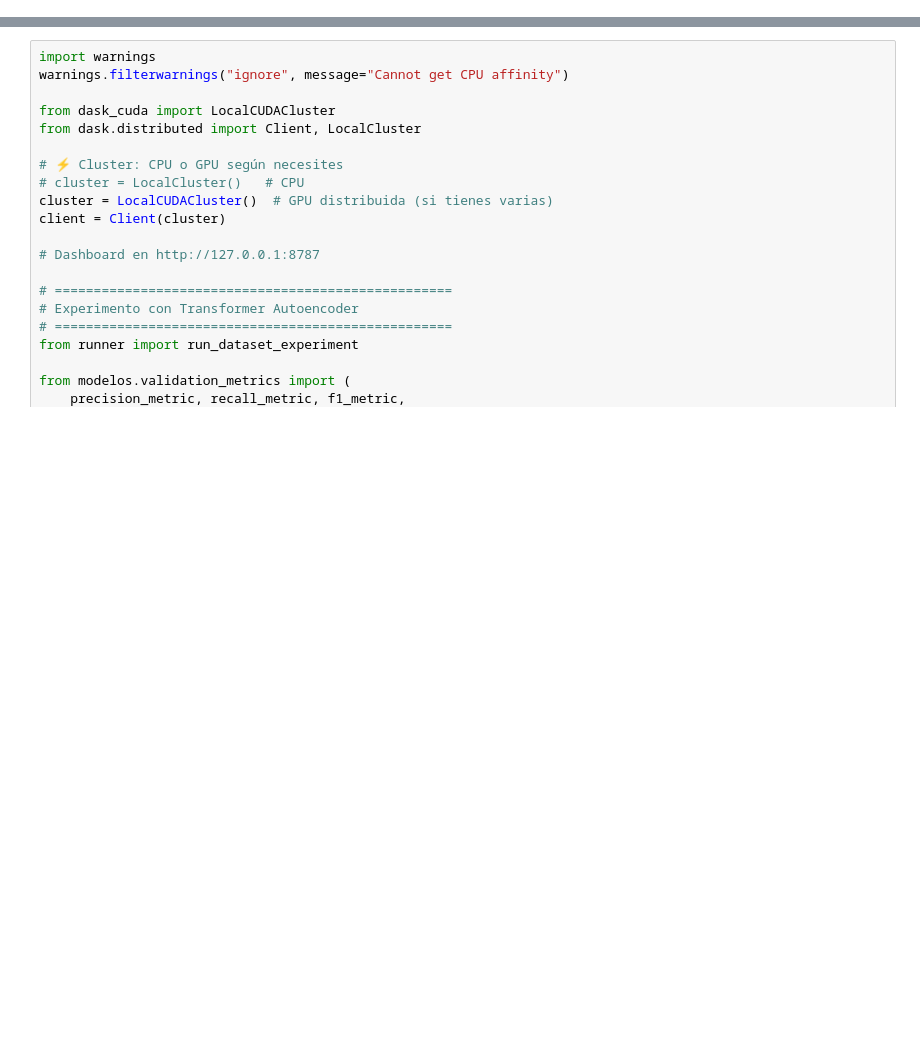
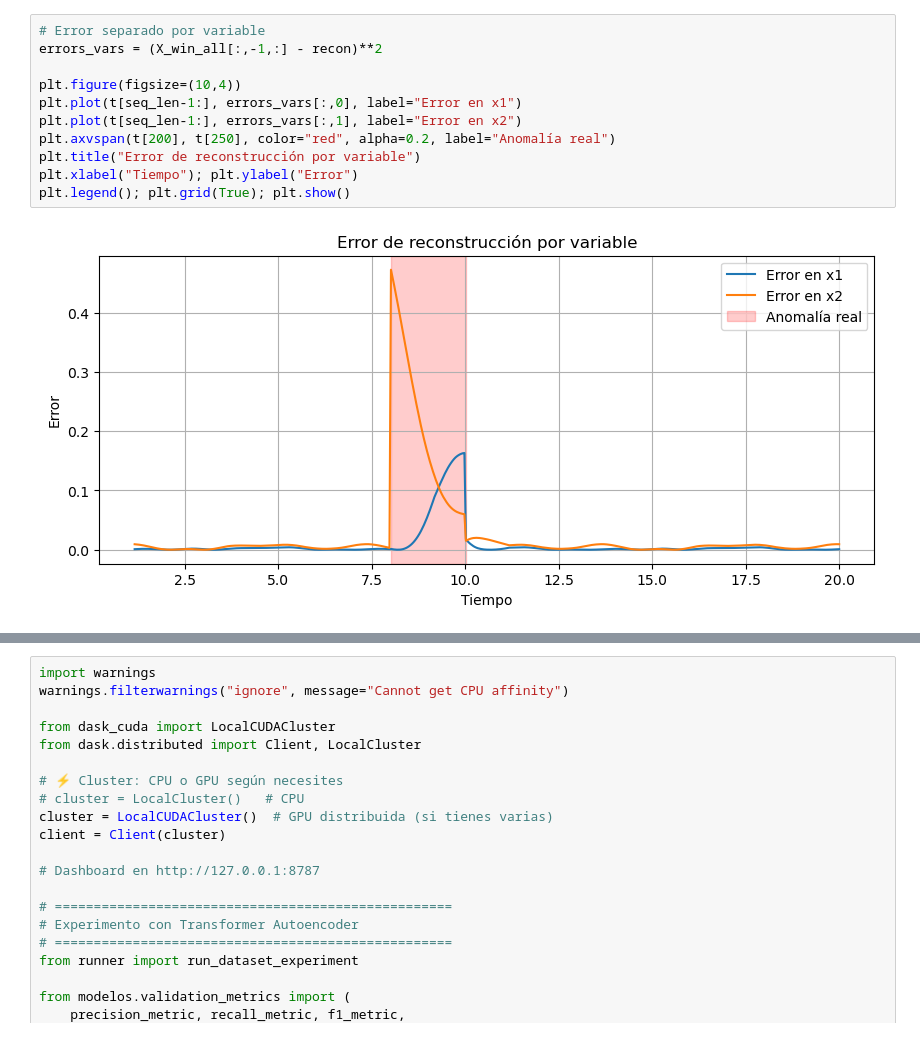
Before and after one commit to PabloAC04/MDF-ANOMALY-DETECTION, a Jupyter notebook: 09_transformer_autoencoders.ipynb, the cells around one changed output, grey strips where cells are left out. Drawn from its saved outputs; the diff is of its cells as text; blank space fills up the shorter version.

```diff
--- a/09_transformer_autoencoders.ipynb
+++ b/09_transformer_autoencoders.ipynb
@@ -202,0 +256,13 @@ df_results, top5, df_final = run_experiment(
+# %%
+# Error separado por variable
+errors_vars = (X_win_all[:,-1,:] - recon)**2
+
+plt.figure(figsize=(10,4))
+plt.plot(t[seq_len-1:], errors_vars[:,0], label="Error en x1")
+plt.plot(t[seq_len-1:], errors_vars[:,1], label="Error en x2")
+plt.axvspan(t[200], t[250], color="red", alpha=0.2, label="Anomalía real")
+plt.title("Error de reconstrucción por variable")
+plt.xlabel("Tiempo"); plt.ylabel("Error")
+plt.legend(); plt.grid(True); plt.show()
+# %% [output]
+[figure, added]
```
Also changed, not shown: parts of 23 cells of this notebook.
